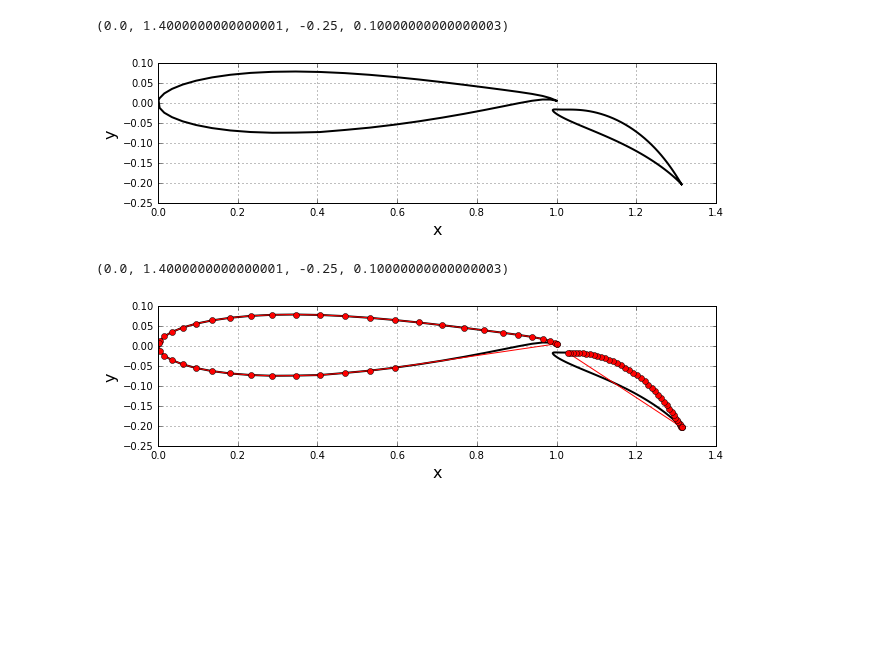
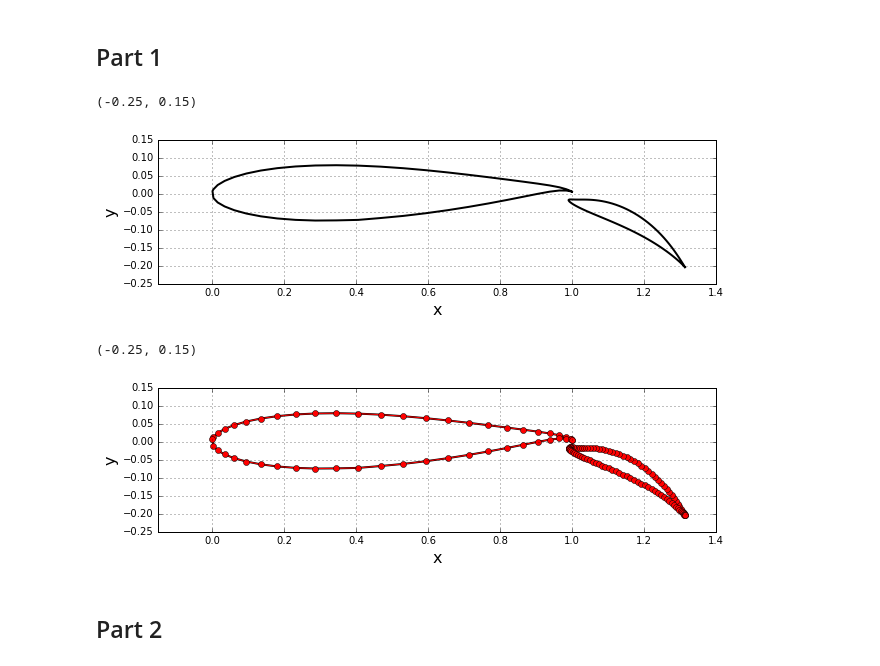
Before and after one commit to alexabaumer/MAE6226, a Jupyter notebook: Baumer_assignment03.ipynb, the cells around one changed output. Drawn from its saved outputs; the diff is of its cells as text; code cells hidden in the pictures; blank space fills up the shorter version.

```diff
--- a/Baumer_assignment03.ipynb
+++ b/Baumer_assignment03.ipynb
@@ -4,6 +5,8 @@ import numpy
 from scipy import integrate, linalg
 from matplotlib import pyplot
 %matplotlib inline
+# %% [markdown]
+## Part 1
 # %%
 #load main airfoil geometry
 with open ('MainFoil_N=50.csv') as infile:
@@ -36,9 +39,11 @@ pyplot.ylabel('y', fontsize=16)
 pyplot.plot(x_main, y_main, color='k', linestyle='-', linewidth=2)
 pyplot.plot(x_flap, y_flap, color='k', linestyle='-', linewidth=2)
 pyplot.axis('scaled', adjustable='box')
+pyplot.xlim(-0.15, 1.4)
+pyplot.ylim(-0.25,0.15)
 # %% [output]
-(0.0, 1.4000000000000001, -0.25, 0.10000000000000003)
+(-0.25, 0.15)
-[figure, old version]
+[figure, new version]
 # %%
 class Panel:
 
@@ -75,27 +80,31 @@ def define_panels(x, y, N):
 
     return panels
 # %%
-N=40
-panels_main = define_panels(x_main, y_main, N)
-panels_flap = define_panels(x_flap, y_flap, N)
+Nm = len(x_main)-1
+Nf = len(x_flap)-1
+
+panels_main = define_panels(x_main, y_main, Nm)
+panels_flap = define_panels(x_flap, y_flap, Nf)
 # %%
 width=10
 pyplot.figure(figsize=(width, width))
 pyplot.grid()
 pyplot.xlabel('x', fontsize=16)
 pyplot.ylabel('y', fontsize=16)
 
 pyplot.plot(x_main, y_main, color='k', linestyle='-', linewidth=2)
 pyplot.plot(x_flap, y_flap, color='k', linestyle='-', linewidth=2)
 
 pyplot.plot(numpy.append([panel.xa for panel in panels_main], panels_main[0].xa),
            numpy.append([panel.ya for panel in panels_main], panels_main[0].ya),
            linestyle='-', linewidth=1, marker='o', markersize=6, color='r')
 pyplot.plot(numpy.append([panel.xa for panel in panels_flap], panels_flap[0].xa),
            numpy.append([panel.ya for panel in panels_flap], panels_flap[0].ya),
            linestyle='-', linewidth=1, marker='o', markersize=6, color='r')
 
 pyplot.axis('scaled', adjustable='box')
+pyplot.xlim(-0.15, 1.4)
+pyplot.ylim(-0.25,0.15)
 # %% [output]
-(0.0, 1.4000000000000001, -0.25, 0.10000000000000003)
+(-0.25, 0.15)
-[figure, old version]
+[figure, new version]
@@ -101,0 +167,2 @@ pyplot.axis('scaled', adjustable='box')
+# %% [markdown]
+## Part 2
```
Also changed, not shown: parts of 14 cells of this notebook, 2 other files.
